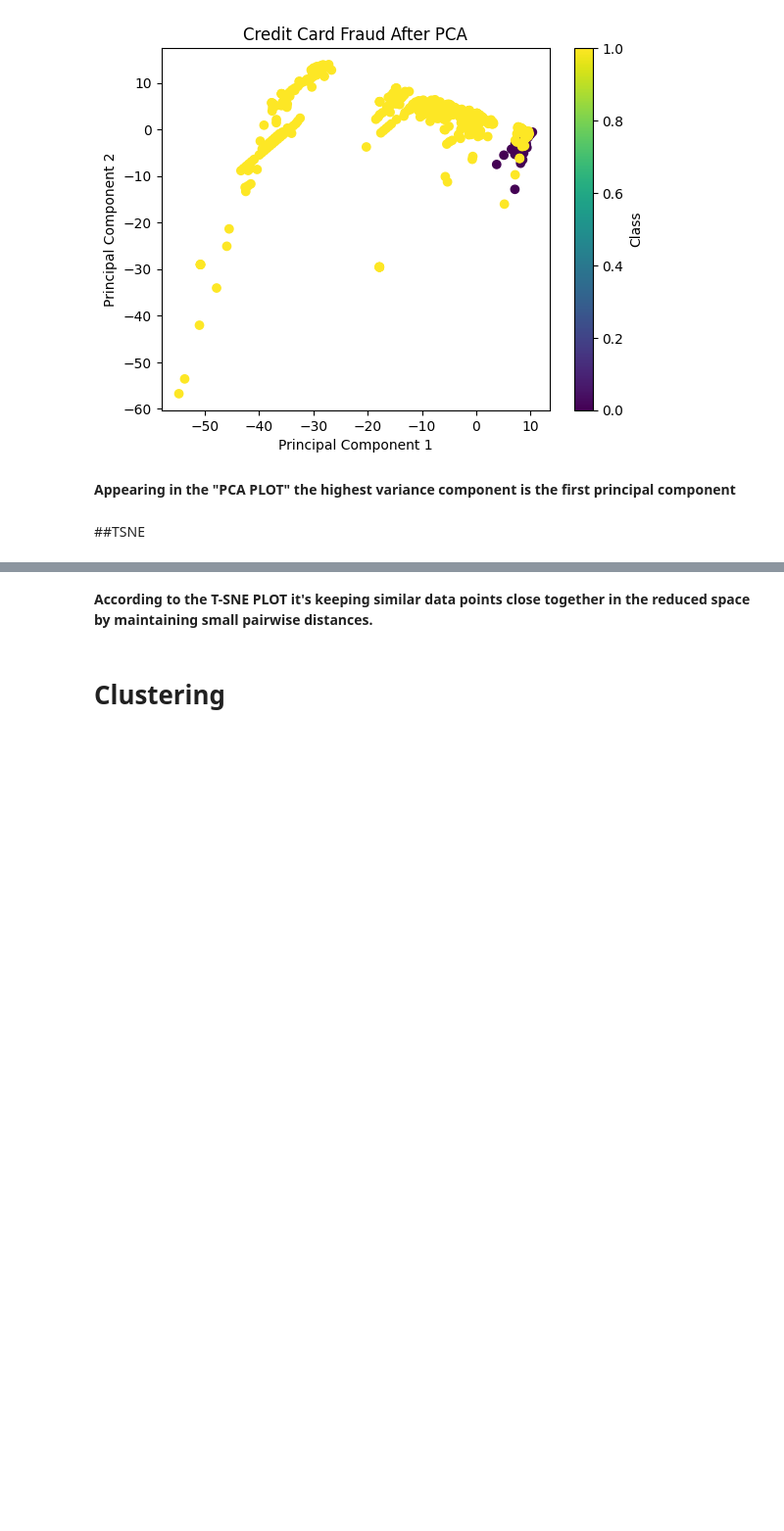
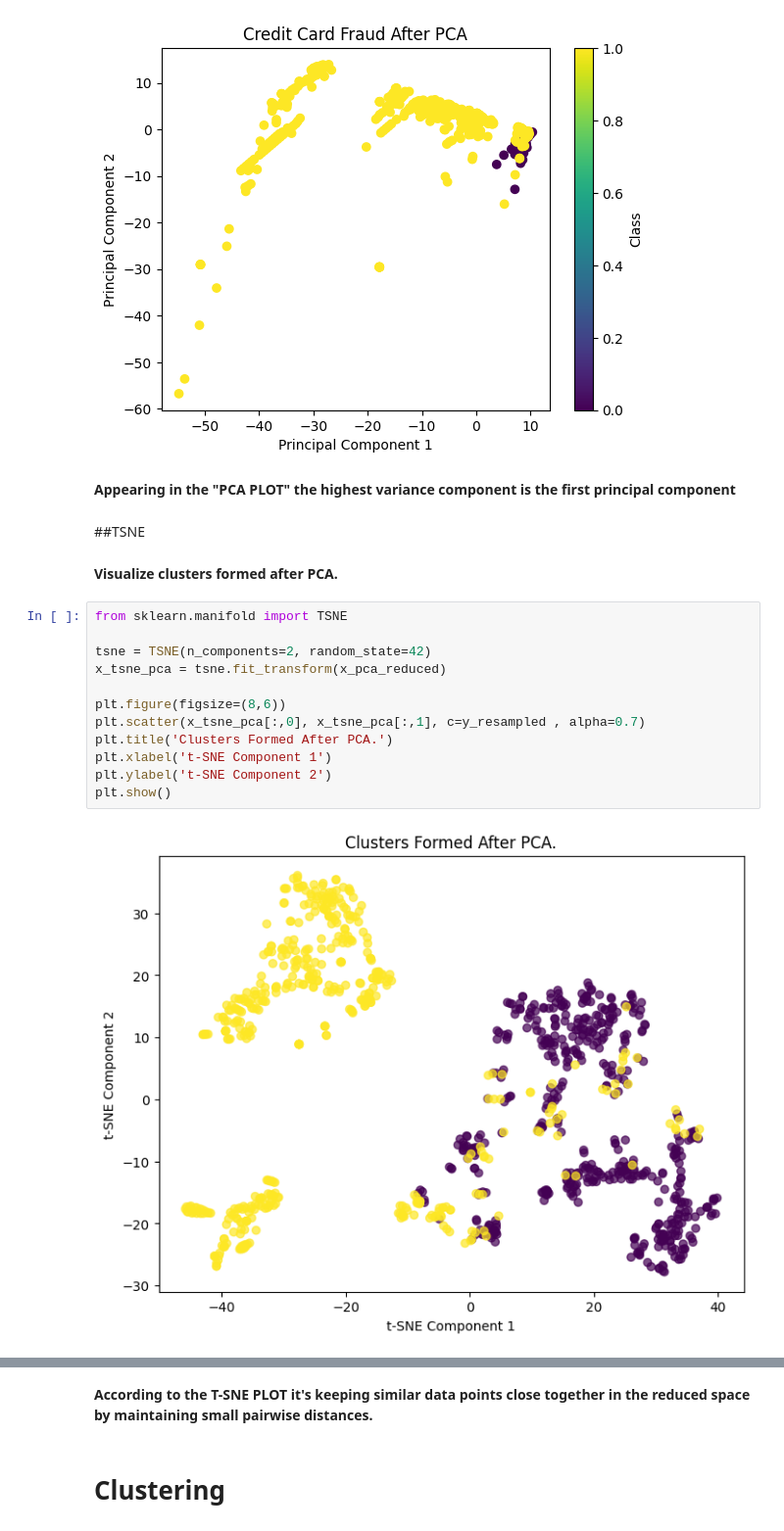
Before and after one commit to Naseem-Ananzeh/Ml2_Final_Project, a Jupyter notebook: Final_Project_ML2_Credit_Card.ipynb, the cells around one changed output, grey strips where cells are left out. Shown at 98% size. Drawn from its saved outputs; the diff is of its cells as text; blank space fills up the shorter version.

```diff
--- a/Final_Project_ML2_Credit_Card.ipynb
+++ b/Final_Project_ML2_Credit_Card.ipynb
@@ -285,3 +285,19 @@ plt.show()
 **Appearing in the "PCA PLOT" the highest variance component is the first principal component**
 # %% [markdown]
 ##TSNE
+# %% [markdown]
+**Visualize clusters formed after PCA.**
+# %%
+from sklearn.manifold import TSNE
+
+tsne = TSNE(n_components=2, random_state=42)
+x_tsne_pca = tsne.fit_transform(x_pca_reduced)
+
+plt.figure(figsize=(8,6))
+plt.scatter(x_tsne_pca[:,0], x_tsne_pca[:,1], c=y_resampled , alpha=0.7)
+plt.title('Clusters Formed After PCA.')
+plt.xlabel('t-SNE Component 1')
+plt.ylabel('t-SNE Component 2')
+plt.show()
+# %% [output]
+[figure, added]
```
Also changed, not shown: parts of 25 cells of this notebook.
